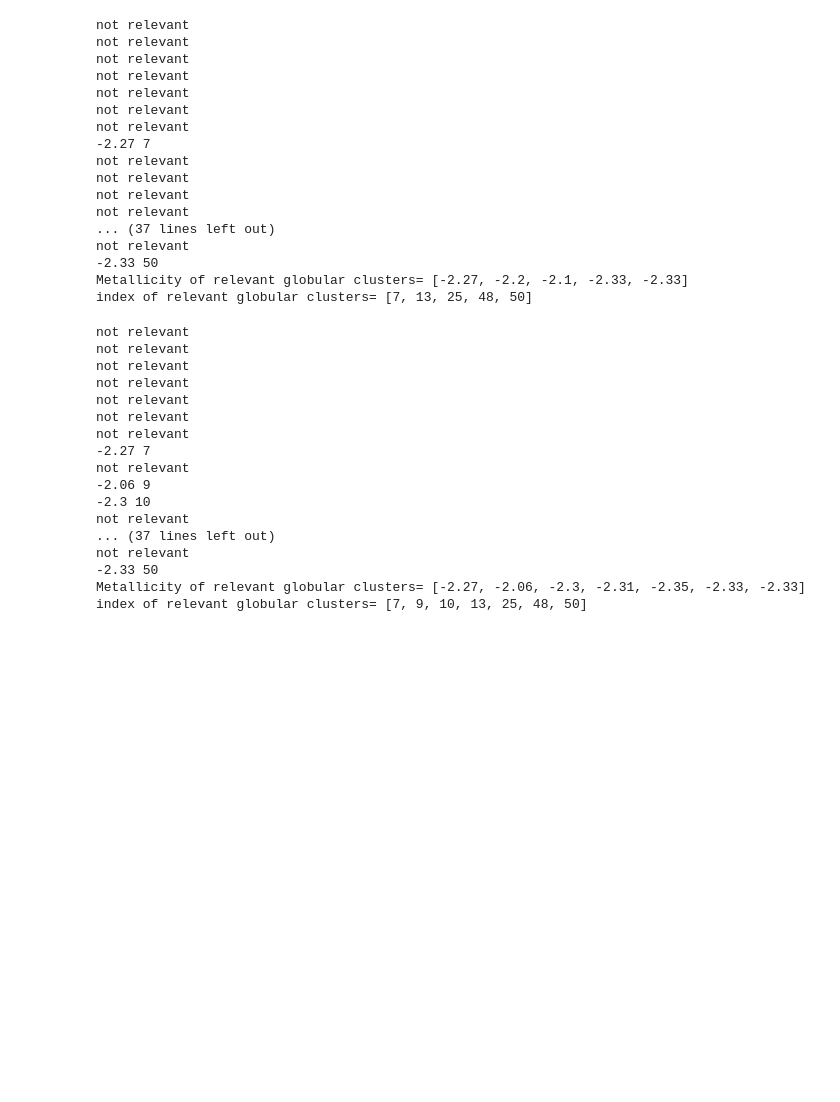
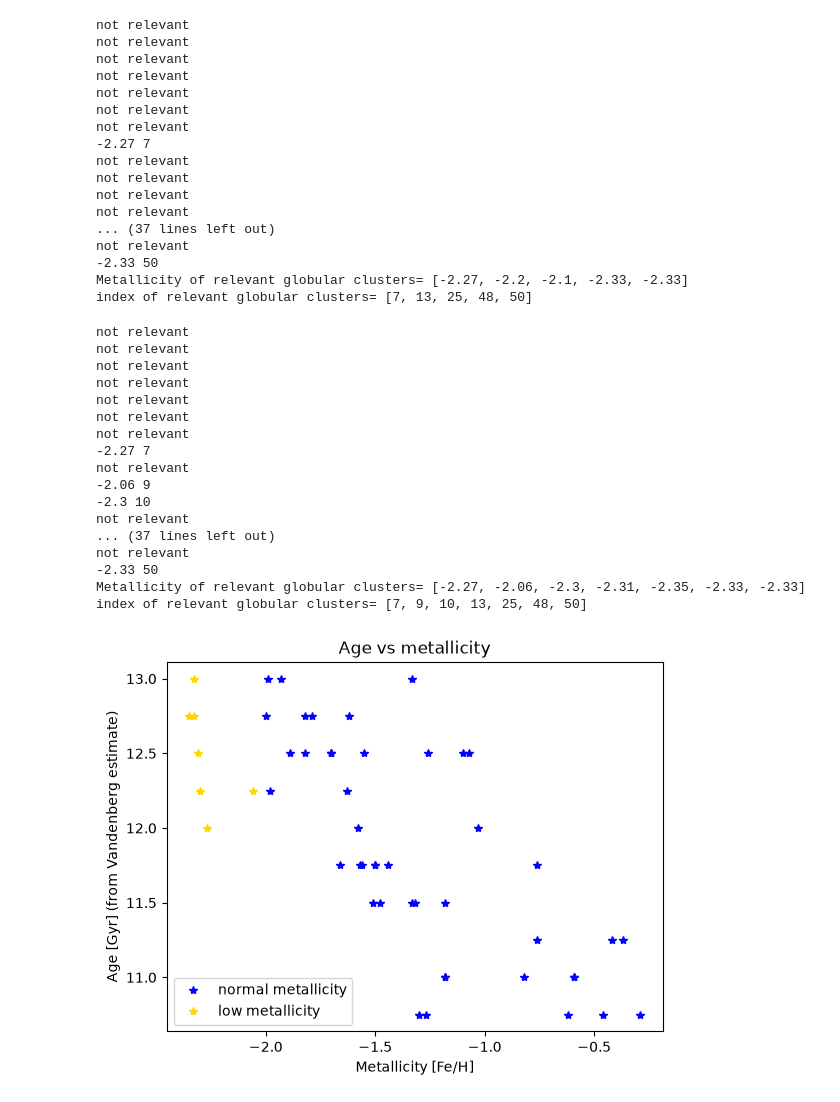
Before and after one commit to matilda-2116/3116_assignment_AshtonMatildaVix, a Jupyter notebook: vandenberg2.ipynb, the cells around one changed output. Cells and saved outputs as stored; diff of their text form; code cells hidden in the pictures; blank space fills up the shorter version.

Commit message:
Plotting of metallicity vs age
Also identifies low-metallicity GCs on plot

```diff
--- a/vandenberg2.ipynb
+++ b/vandenberg2.ipynb
@@ -123,7 +123,7 @@ FeH1 = GC_data_array[:,29]
 counter1 = 0 #creates a counter
 low_metallicity_FeH_vals1 = [] #list of 0s to add metallicities of low metallicity GCs after they are identified by the loop
 low_metallicity_indexes1 = [] #same as above but to add the indexes
-for item in FeH:
+for item in FeH1:
     if item < -2:
         print(item, counter1) #prints the value of the item followed by its index
         low_metallicity_FeH_vals1.append(item) #adds the metallicity of the item to the list of relevant GCs
@@ -159,6 +159,8 @@ index of relevant globular clusters= [7, 13, 25, 48, 50]
 counter2 = 0 #creates a counter
 low_metallicity_FeH_vals2 = [] #list of 0s to add metallicities of low metallicity GCs after they are identified by the loop
 low_metallicity_indexes2 = [] #same as above but to add the indexes
+normal_metallicity_vals2 = []
+normal_metallicity_indexes2 = [] #to add other GCs to to help with plotting
 FeH2 = GC_data_array[:,31]
 for item in FeH2:
     if item < -2:
@@ -167,6 +169,8 @@ for item in FeH2:
         low_metallicity_indexes2.append(counter2) #adds the index of the item to the list of relevant GCs
     else:
         print('not relevant') #shows which values are not relevant
+        normal_metallicity_vals2.append(item)
+        normal_metallicity_indexes2.append(counter2)
     counter2 = counter2 + 1 #makes it so that the value of the counter increases every loop to index correctly
 
 print('Metallicity of relevant globular clusters=',low_metallicity_FeH_vals2)
@@ -193,3 +197,24 @@ index of relevant globular clusters= [7, 9, 10, 13, 25, 48, 50]
 # %%
 #FOR ASHTON AND VIX
 lm_GC_indexes_list = low_metallicity_indexes2
+# %%
+#I wish to plot all of the Globular Clusters by age, and to identify on that plot the low-metallicity globular clusters so that it is possible to see if they have are younger
+#Younger low-metallicity Globular Clusters are more likely to be accreted.
+#this also will provide another check for outliers that may have been missed by the metallciity analysis
+
+import numpy as np
+import matplotlib.pyplot as plt
+import matplotlib.colors as colours
+
+norm_feh_age = GC_data_array[(normal_metallicity_indexes2),32] #using the Agey column because it is from the vandenberg paper, which had very convincing Age findings
+low_feh_age = GC_data_array[(low_metallicity_indexes2),32]
+
+plt.plot(normal_metallicity_vals2, list(norm_feh_age), '*', color = 'blue', label = 'normal metallicity')
+plt.plot(low_metallicity_FeH_vals2, list(low_feh_age), '*', color = 'gold', label = 'low metallicity')
+plt.xlabel('Metallicity [Fe/H]')
+plt.ylabel('Age [Gyr] (from Vandenberg estimate)')
+plt.legend(loc='lower left')
+plt.title('Age vs metallicity')
+plt.show()
+# %% [output]
+[figure, added]
```
Also changed, not shown: parts of 1 cell of this notebook.
